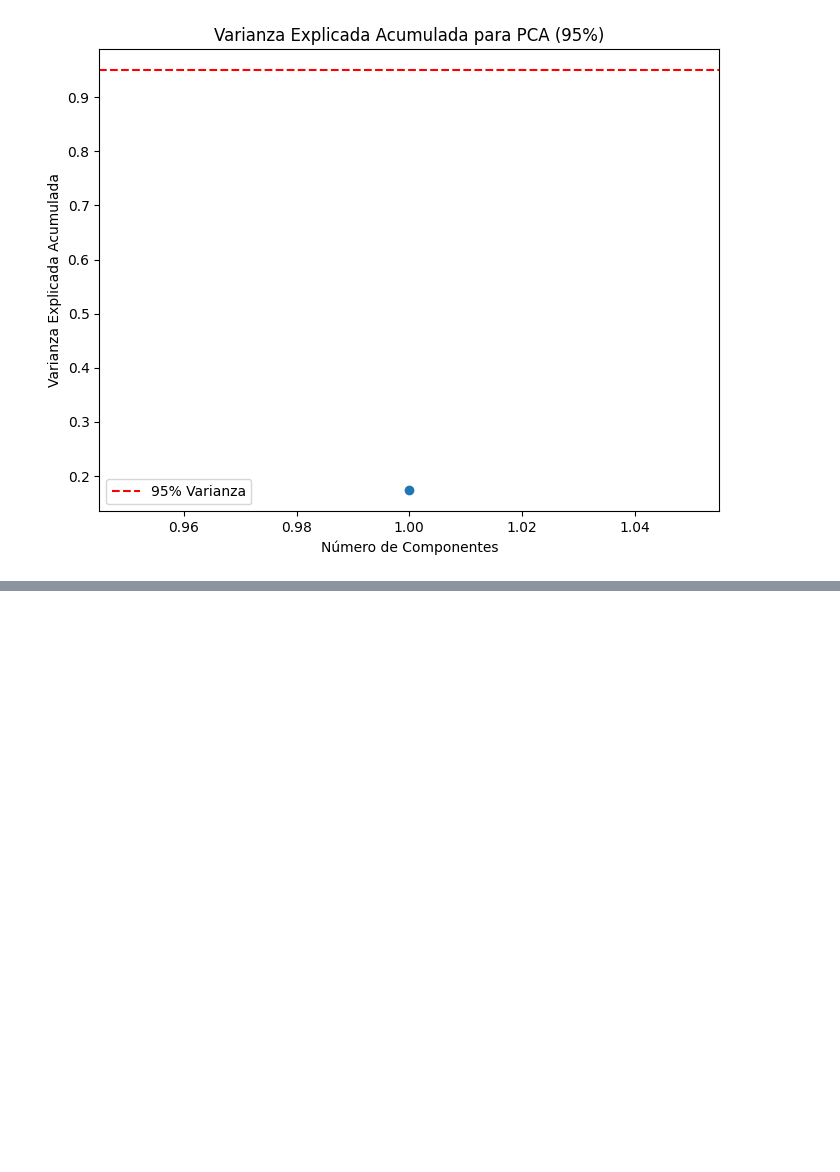
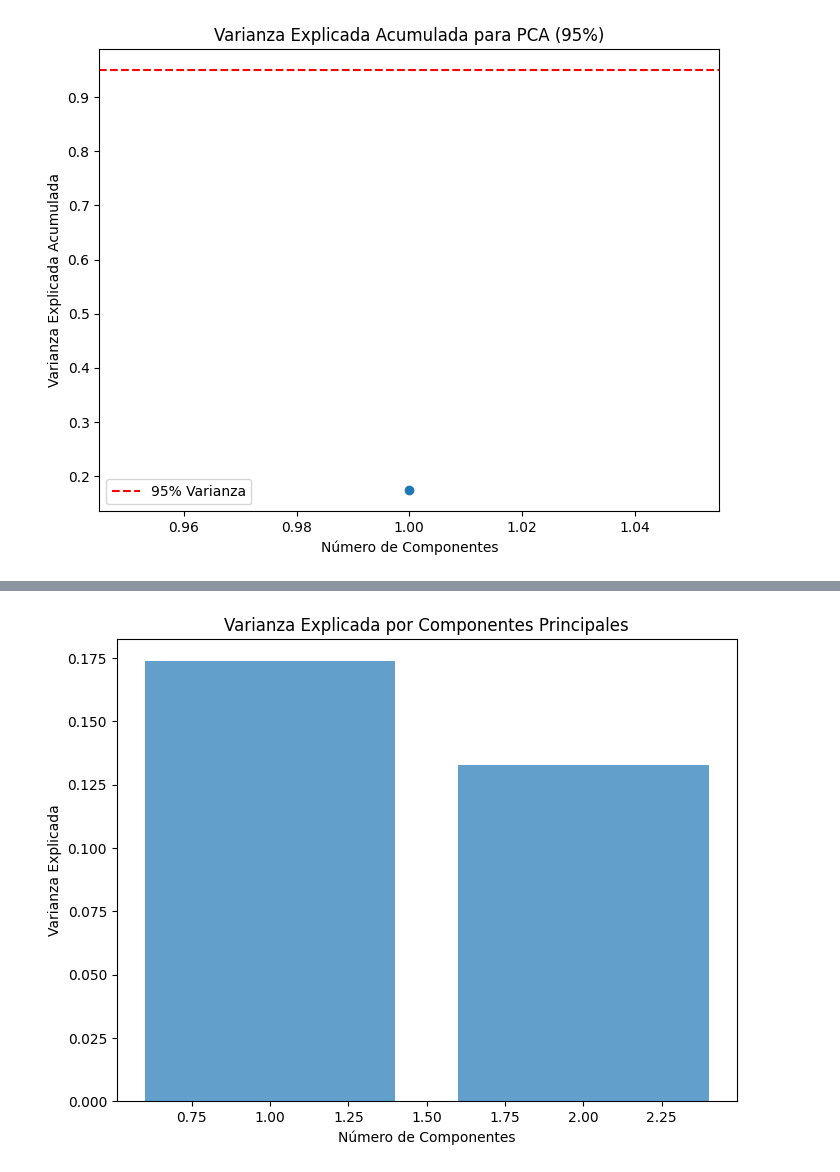
Before and after one commit to jlbonac/pca_creditos, a Jupyter notebook: pca_creditos.ipynb, the cells around one changed output, grey strips where cells are left out. Drawn from its saved outputs; the diff is of its cells as text; code cells hidden in the pictures; blank space fills up the shorter version.

```diff
--- a/pca_creditos.ipynb
+++ b/pca_creditos.ipynb
@@ -982,0 +1048,10 @@ PC5        0.807985      -0.012717
+# %%
+# graficar la varianza por componente
+plt.figure(figsize=(8, 6))
+plt.bar(range(1, len(pca.explained_variance_ratio_) + 1), pca.explained_variance_ratio_, alpha=0.7)
+plt.xlabel('Número de Componentes')
+plt.ylabel('Varianza Explicada')
+plt.title('Varianza Explicada por Componentes Principales')
+plt.show()
+# %% [output]
+[figure, added]
```
Also changed, not shown: parts of 36 cells of this notebook.
